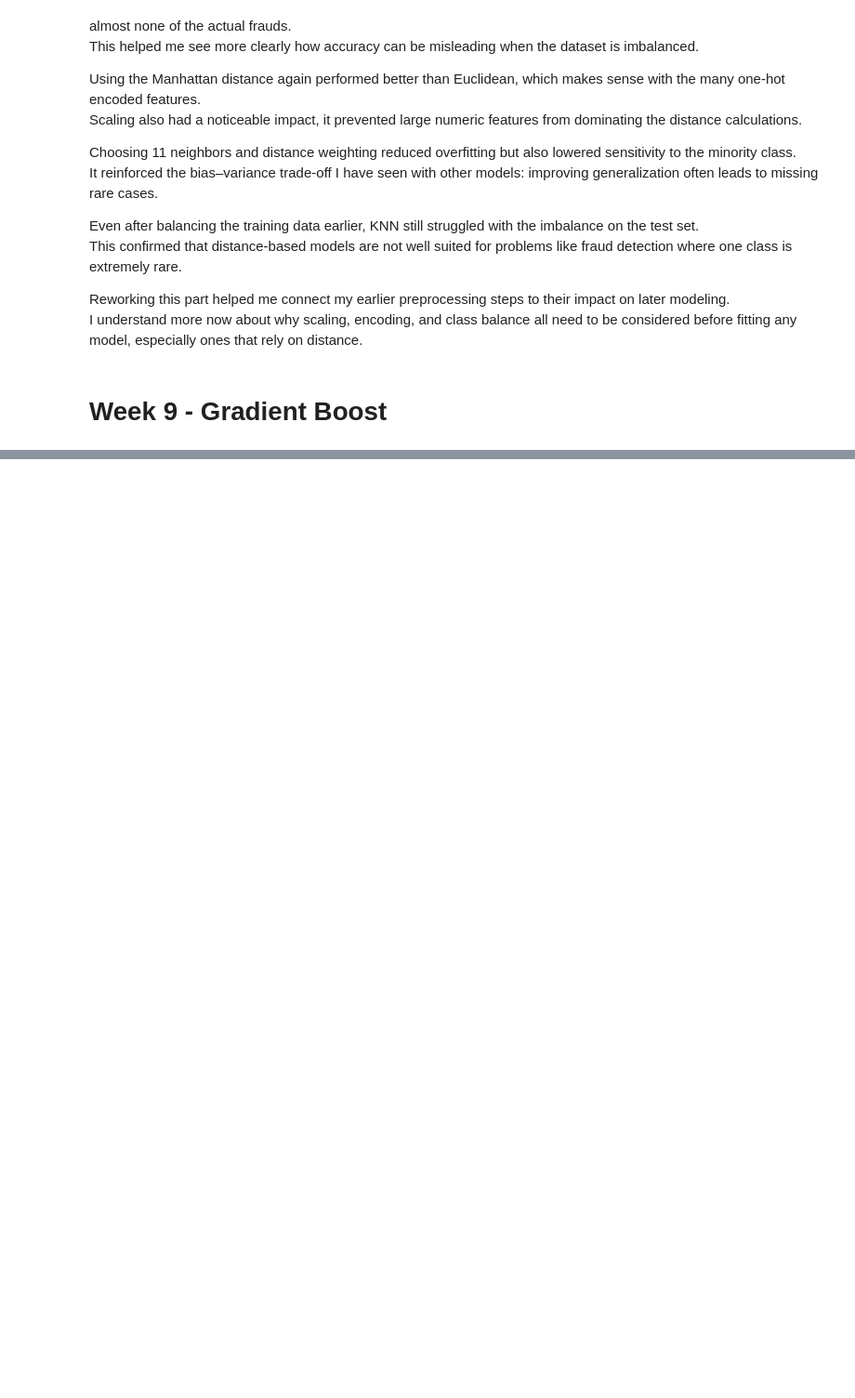
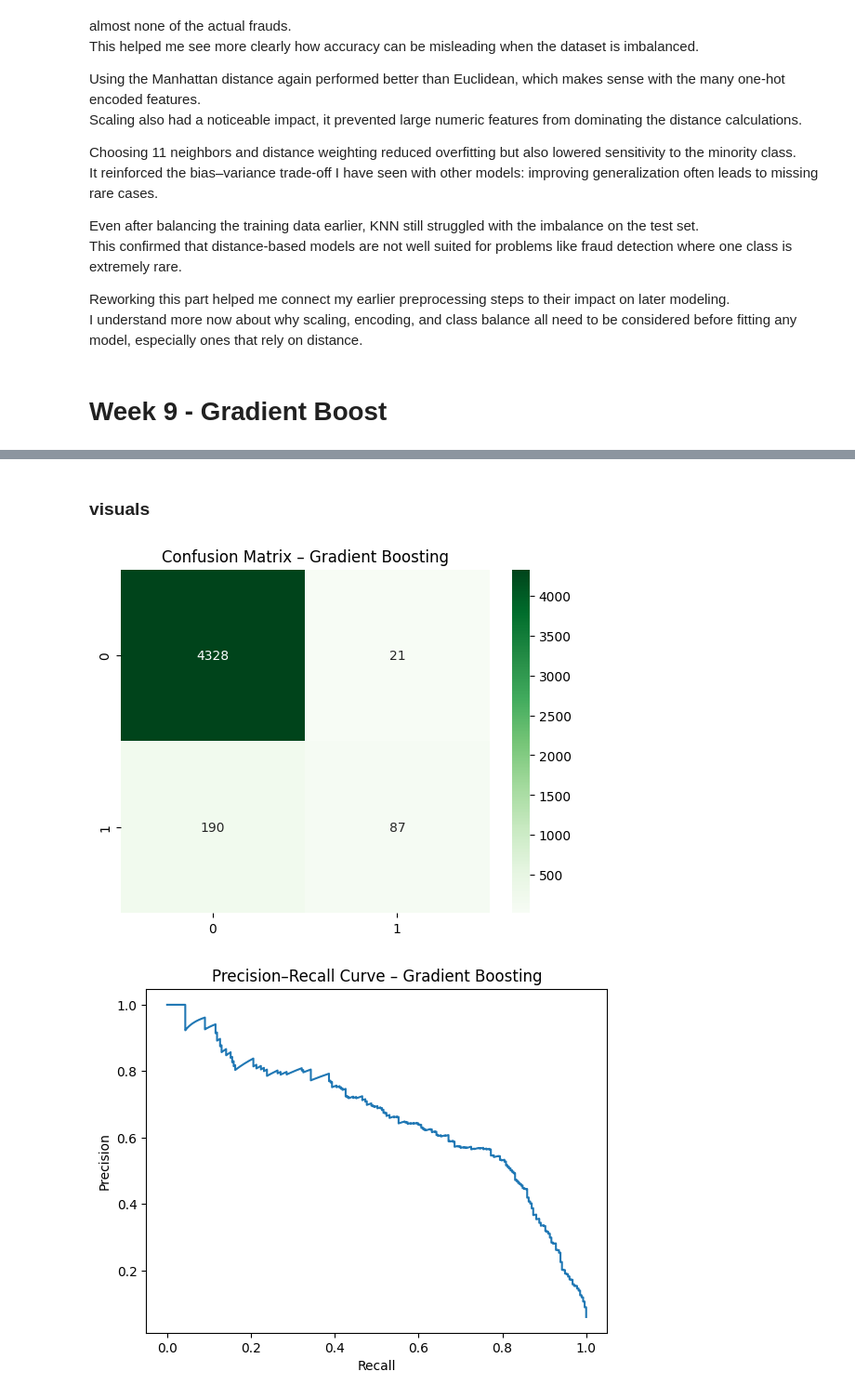
Before and after one commit to NicoleCarney/2025-spring-B2, a Jupyter notebook: Week 1 Spring/Capstone_Week1_Notebook.ipynb, the cells around one changed output, grey strips where cells are left out. Shown: that part at 93% size. Saved outputs shown, nothing was run; the diff lists cells and outputs as text; code cells hidden in the pictures; blank space fills up the shorter version.

```diff
--- a/Week 1 Spring/Capstone_Week1_Notebook.ipynb
+++ b/Week 1 Spring/Capstone_Week1_Notebook.ipynb
@@ -994,0 +1029,14 @@ I understand more now about why scaling, encoding, and class balance all need to
+# %%
+gb = GradientBoostingClassifier(random_state=42)
+
+param_grid = {
+    'n_estimators': [100, 200],
+    'learning_rate': [0.05, 0.1, 0.2],
+    'max_depth': [2, 3, 4]
+}
+
+grid_gb = GridSearchCV(gb, param_grid, cv=5, scoring='roc_auc', n_jobs=-1)
+grid_gb.fit(X_train_b, y_train_b)
+
+print("Best Parameters:", grid_gb.best_params_)
+print("Best Cross-Validated AUC:", grid_gb.best_score_)
@@ -994,0 +1048,12 @@ I understand more now about why scaling, encoding, and class balance all need to
+# %%
+best_gb = grid_gb.best_estimator_
+y_pred_gb = best_gb.predict(X_test_b)
+y_prob_gb = best_gb.predict_proba(X_test_b)[:, 1]
+
+roc_gb = roc_auc_score(y_test_b, y_prob_gb)
+precision_gb, recall_gb, _ = precision_recall_curve(y_test_b, y_prob_gb)
+pr_auc_gb = auc(recall_gb, precision_gb)
+
+print("ROC–AUC:", round(roc_gb, 3))
+print("PR–AUC:", round(pr_auc_gb, 3))
+print("\nClassification Report:\n", classification_report(y_test_b, y_pred_gb))
@@ -994,0 +1073,22 @@ I understand more now about why scaling, encoding, and class balance all need to
+# %% [markdown]
+### visuals
+# %%
+sns.heatmap(confusion_matrix(y_test_b, y_pred_gb), annot=True, fmt='d', cmap='Greens')
+plt.title("Confusion Matrix – Gradient Boosting")
+plt.show()
+
+plt.plot(recall_gb, precision_gb)
+plt.title("Precision–Recall Curve – Gradient Boosting")
+plt.xlabel("Recall")
+plt.ylabel("Precision")
+plt.show()
+
+importances = best_gb.feature_importances_
+indices = np.argsort(importances)[-10:]
+plt.barh(range(len(indices)), importances[indices], align='center')
+plt.yticks(range(len(indices)), np.array(X_boost.columns)[indices])
+plt.title("Top 10 Feature Importances – Gradient Boosting")
+plt.show()
+# %% [output]
+[figure, added]
+[figure, added]
```
Also changed, not shown: parts of 11 cells of this notebook.
